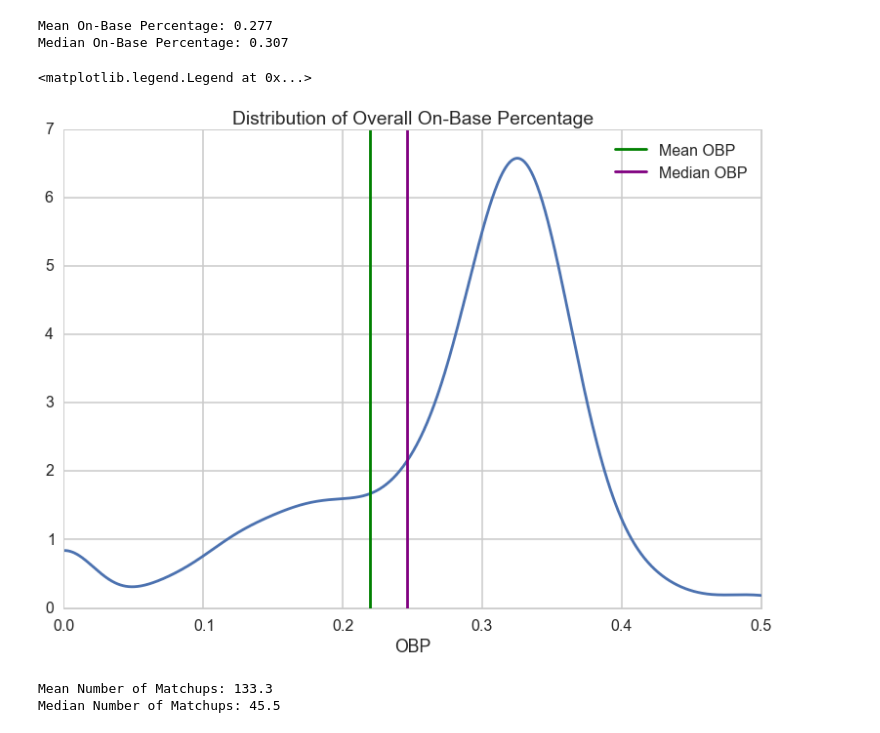
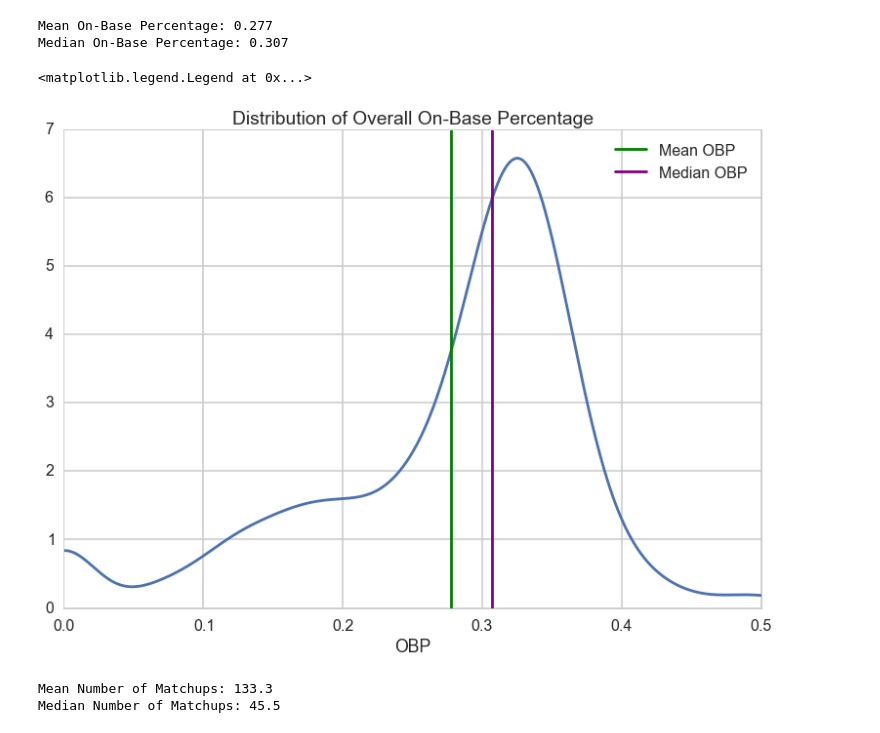
Before and after one commit to bacook17/CS109_baseball, a Jupyter notebook: additional_eda.ipynb, the cells around one changed output. Cells and saved outputs as stored; diff of their text form; code cells hidden in the pictures.

```diff
--- a/additional_eda.ipynb
+++ b/additional_eda.ipynb
@@ -113,15 +115,15 @@ Median On-Base Percentage: 0.307
 # %%
 kde = stats.gaussian_kde(batter_sums['OBP'])
 x = np.linspace(0, .5, 1000)
 plt.plot(x, kde(x))
 plt.title("Distribution of Overall On-Base Percentage")
 plt.xlabel("OBP")
-plt.axvline(mean_avg, 0, 10, color='g', label="Mean OBP")
-plt.axvline(med_avg, 0, 10, color='purple', label="Median OBP")
+plt.axvline(mean_obp, 0, 10, color='g', label="Mean OBP")
+plt.axvline(med_obp, 0, 10, color='purple', label="Median OBP")
 plt.legend()
 # %% [output]
 <matplotlib.legend.Legend at 0x...>
-[figure, old version]
+[figure, new version]
 # %%
 #Distribution of batter matchups - the number of pitchers each batter has faced
 mean_matchups = batter_matchups.mean()
```
Also changed, not shown: parts of 9 cells of this notebook, 3 other files.
